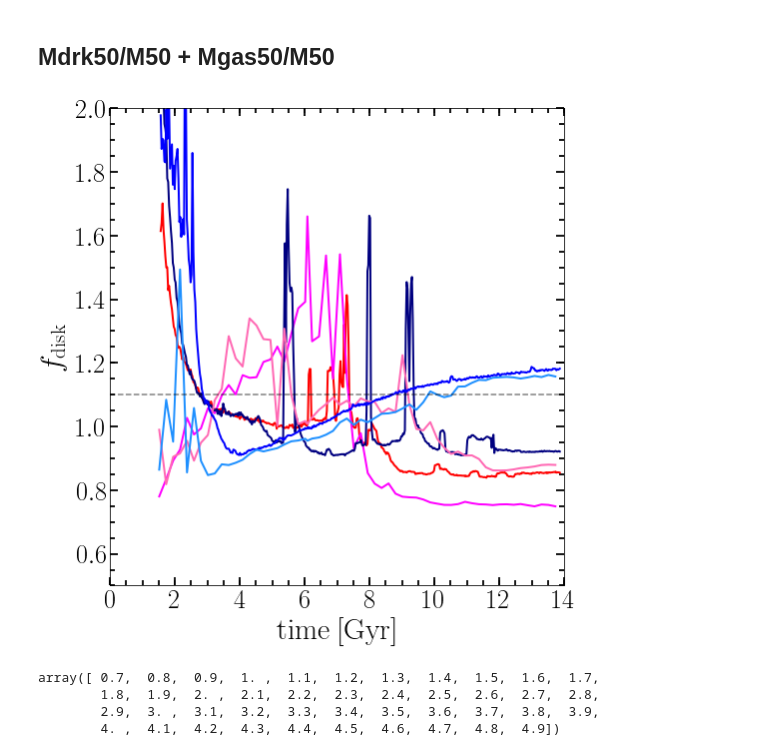
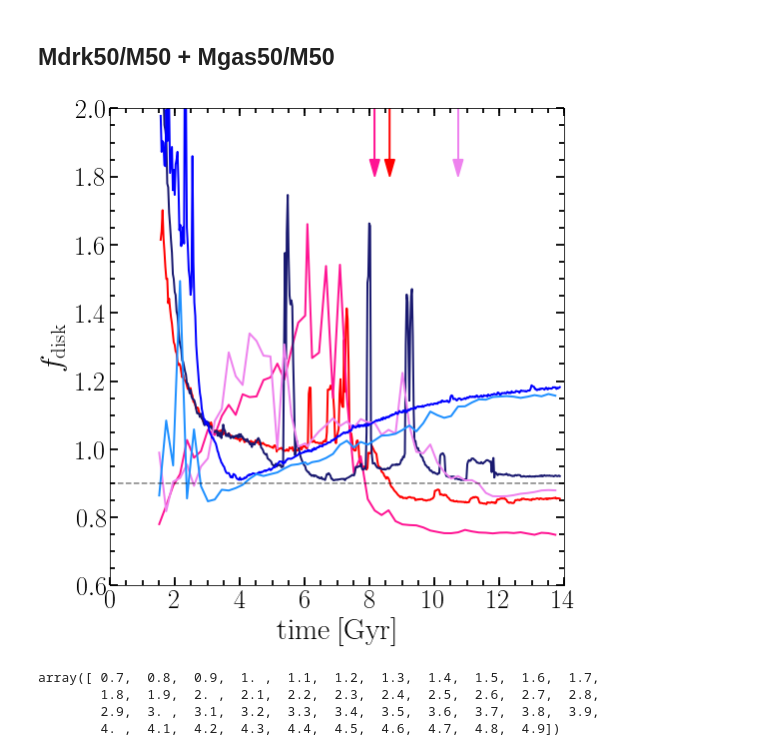
Before and after one commit to ornemarioni/Barras_GdGs, a Jupyter notebook: Barras_Gd/programs/inestabilidad_simulaciones.ipynb, the cells around one changed output. Saved outputs shown, nothing was run; the diff lists cells and outputs as text; code cells hidden in the pictures.

```diff
--- a/Barras_Gd/programs/inestabilidad_simulaciones.ipynb
+++ b/Barras_Gd/programs/inestabilidad_simulaciones.ipynb
@@ -286,6 +287,7 @@ M33_gs = np.loadtxt(path + 'Barras_GdGs/Barras_Gs/_data/M33_fdisk_time.dat')
 time_M33gs  = M33_gs[:,0]
 fdisk_M33gs = M33_gs[:,1]
 # %%
+path = '/home/omarioni/'
 M31_gd = np.loadtxt(path + 'Barras_GdGs/Barras_Gd/_data/M31_lbarvstime2.dat')
 time0_M31gd = M31_gd[:,0][-1]
 
@@ -320,45 +322,45 @@ fig, ax = plt.subplots(nrows=1, ncols=1, figsize=(8, 8))#, sharex=True, sharey=T
 #                        gridspec_kw = {'height_ratios':[2,1,2,1]})
 fig.subplots_adjust(bottom=0.12, left =0.16, right = 0.95, top = 0.95, wspace=0, hspace= 0)
 
 # ax.plot(time_M31gd, q1[:446],'-', lw=2, color = 'red',alpha=0.2)
 ax.plot(time_M31gd, fdisk_M31gd,'-', lw=2, color = 'red')
 # ax.plot(time_M31gs, q2[:len(time_M31gs)],'-', lw=2, color = 'deeppink')
-ax.plot(time_M31gs, fdisk_M31gs,'-', lw=2, color = 'fuchsia')
+ax.plot(time_M31gs, fdisk_M31gs,'-', lw=2, color = 'deeppink')
 # ax.plot(time_MWgd,  q3[:len(time_MWgd)] ,'-', lw=2, color = 'navy')
-ax.plot(time_MWgd,  fdisk_MWgd ,'-', lw=2, color = 'navy')
-ax.plot(time_MWgs,  fdisk_MWgs ,'-', lw=2, color = 'hotpink')
+ax.plot(time_MWgd,  fdisk_MWgd ,'-', lw=2, color = 'midnightblue')
+ax.plot(time_MWgs,  fdisk_MWgs ,'-', lw=2, color = 'violet')
 ax.plot(time_M33gd, fdisk_M33gd,'-', lw=2, color = 'b')
 ax.plot(time_M33gs, fdisk_M33gs,'-', lw=2, color = 'dodgerblue')
 
 ax.set_xlim(0,14)
-ax.set_ylim(0.5,2)
+ax.set_ylim(0.6,2)
 # ax.set_yscale('log')
 ax.set_xticks([0,2,4,6,8,10,12,14])
 # ax.set_yticks(np.arange(1,5,1))
 # ax.yaxis.set_major_formatter(ticker.ScalarFormatter())
 ax.set_ylabel(r'$f_{\mathrm{disk}}$',fontsize=30)
 ax.set_xlabel(r'$\mathrm{time\:[Gyr]}$',fontsize=30)
 ax.minorticks_on()
 ax.tick_params( labelsize=26)
 ax.tick_params('both', length=5, width=1.8,which='minor', direction='in', right='on',top='on')
 ax.tick_params('both', length=8, width=1.8,which='major', direction='in', right='on',top='on')
 ax.xaxis.set_minor_locator(MultipleLocator(1/2.))
 # ax.yaxis.set_minor_locator(MultipleLocator(1/5.))
 # ax.yaxis.set_minor_formatter(NullFormatter())
-ax.axhline(y=1.1,ls='--',lw=1.5, color='k',alpha=0.5)
-# ax.arrow(x=time0_M31gd,y=5.,dx=0,dy=-1,color='red', lw=1.5,
-#          head_length=0.3,head_width=0.3,length_includes_head=True)
-# ax.arrow(x=time0_M31gs,y=5.,dx=0,dy=-1,color='fuchsia', lw=1.5,
-#          head_length=0.3,head_width=0.3,length_includes_head=True)
-# ax.arrow(x=time0_MWgs,y=5.,dx=0,dy=-1,color='hotpink', lw=1.5,
-#          head_length=0.3,head_width=0.3,length_includes_head=True)
+ax.axhline(y=0.9,ls='--',lw=1.5, color='k',alpha=0.5)
+ax.arrow(x=time0_M31gd,y=2.,dx=0,dy=-0.2,color='red', lw=1.5,
+         head_length=0.05,head_width=0.3,length_includes_head=True)
+ax.arrow(x=time0_M31gs,y=2.,dx=0,dy=-0.2,color='deeppink', lw=1.5,
+         head_length=0.05,head_width=0.3,length_includes_head=True)
+ax.arrow(x=time0_MWgs,y=2.,dx=0,dy=-0.2,color='violet', lw=1.5,
+         head_length=0.05,head_width=0.3,length_includes_head=True)
 
 # plt.legend(framealpha=0.5)
 # fig.savefig('/home/ornela/overleaf/13216980csjxswjndpmj/Barras.pdf', dpi = 100, xxbox_inches='tight')
 fig.savefig('/home/omarioni/Barras_GdGs/Barras_Gd/_imagenes/fdisk_time.pdf', dpi = 100, xxbox_inches='tight')
 plt.show()
 # %% [output]
-[figure, old version]
+[figure, new version]
 # %%
 import numpy
 
```
Also changed, not shown: parts of 2 cells of this notebook, 5 other files.
